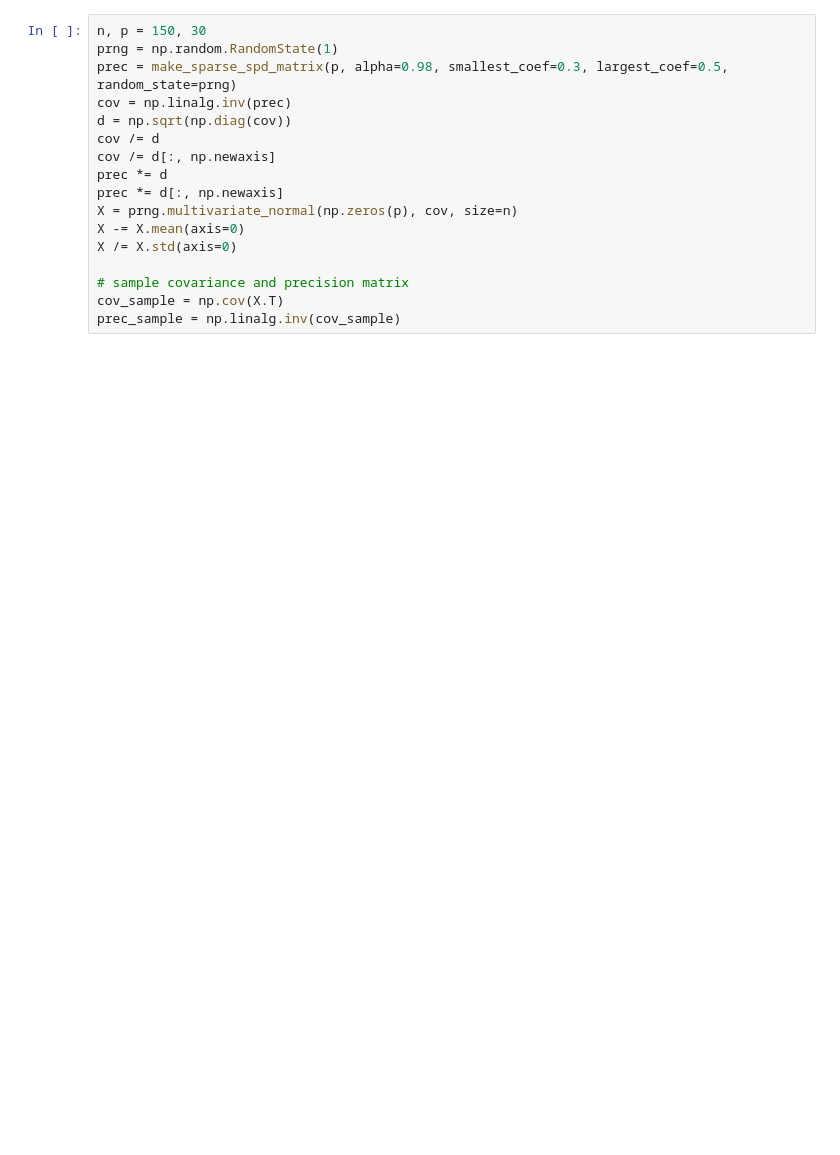
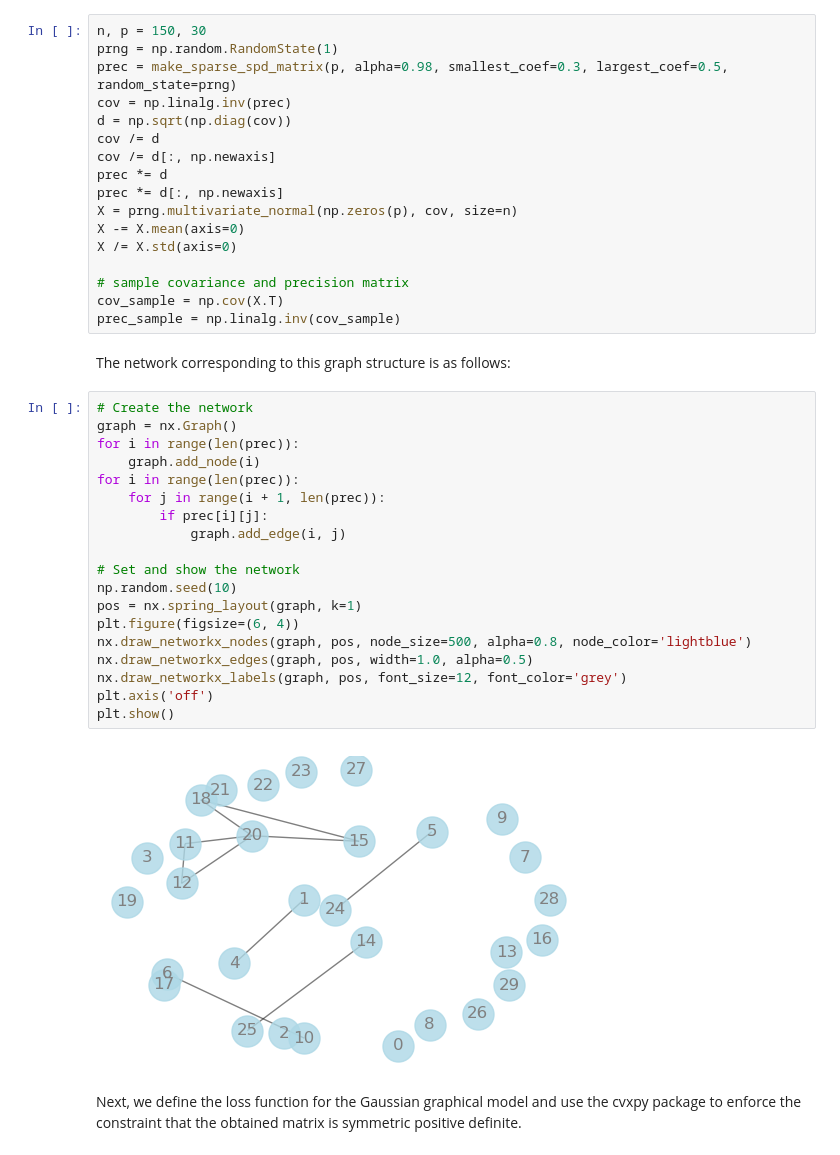
Before and after one commit to abess-team/skscope, a Jupyter notebook: docs/source/userguide/examples/Graphical Models/sparse-gaussian-precision-matrix.ipynb, the cells around one changed output. Cells and saved outputs as stored; diff of their text form; blank space fills up the shorter version.

```diff
--- a/docs/source/userguide/examples/Graphical Models/sparse-gaussian-precision-matrix.ipynb
+++ b/docs/source/userguide/examples/Graphical Models/sparse-gaussian-precision-matrix.ipynb
@@ -25,6 +60,31 @@ X /= X.std(axis=0)
 # sample covariance and precision matrix
 cov_sample = np.cov(X.T)
 prec_sample = np.linalg.inv(cov_sample)
+# %% [markdown]
+The network corresponding to this graph structure is as follows:
+# %%
+# Create the network
+graph = nx.Graph()
+for i in range(len(prec)):
+    graph.add_node(i)
+for i in range(len(prec)):
+    for j in range(i + 1, len(prec)):
+        if prec[i][j]:
+            graph.add_edge(i, j)
+
+# Set and show the network
+np.random.seed(10)
+pos = nx.spring_layout(graph, k=1)
+plt.figure(figsize=(6, 4))
+nx.draw_networkx_nodes(graph, pos, node_size=500, alpha=0.8, node_color='lightblue')
+nx.draw_networkx_edges(graph, pos, width=1.0, alpha=0.5)
+nx.draw_networkx_labels(graph, pos, font_size=12, font_color='grey')
+plt.axis('off')
+plt.show()
+# %% [output]
+[figure, added]
+# %% [markdown]
+Next, we define the loss function for the Gaussian graphical model and use the cvxpy package to enforce the constraint that the obtained matrix is symmetric positive definite.
 # %%
 def graphical_guassian_loss(params, sample_covariance_matrix):
     p = sample_covariance_matrix.shape[0]
```
Also changed, not shown: parts of 34 cells of this notebook, 2 other files.
